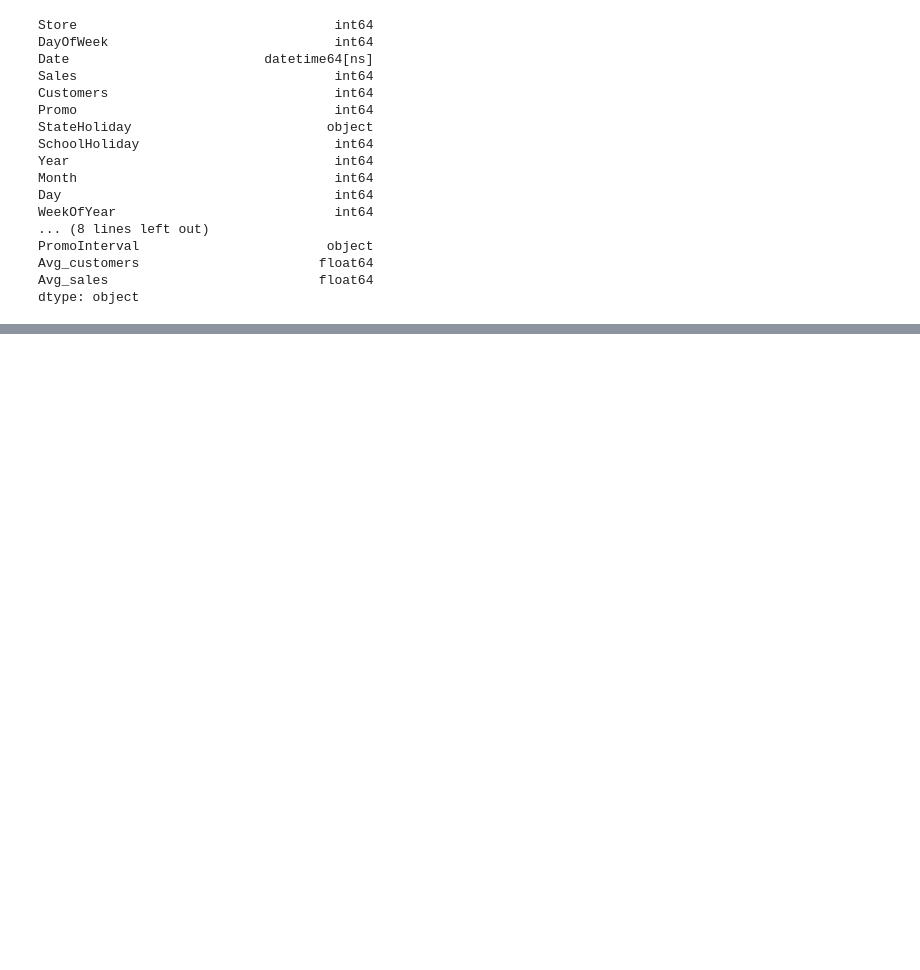
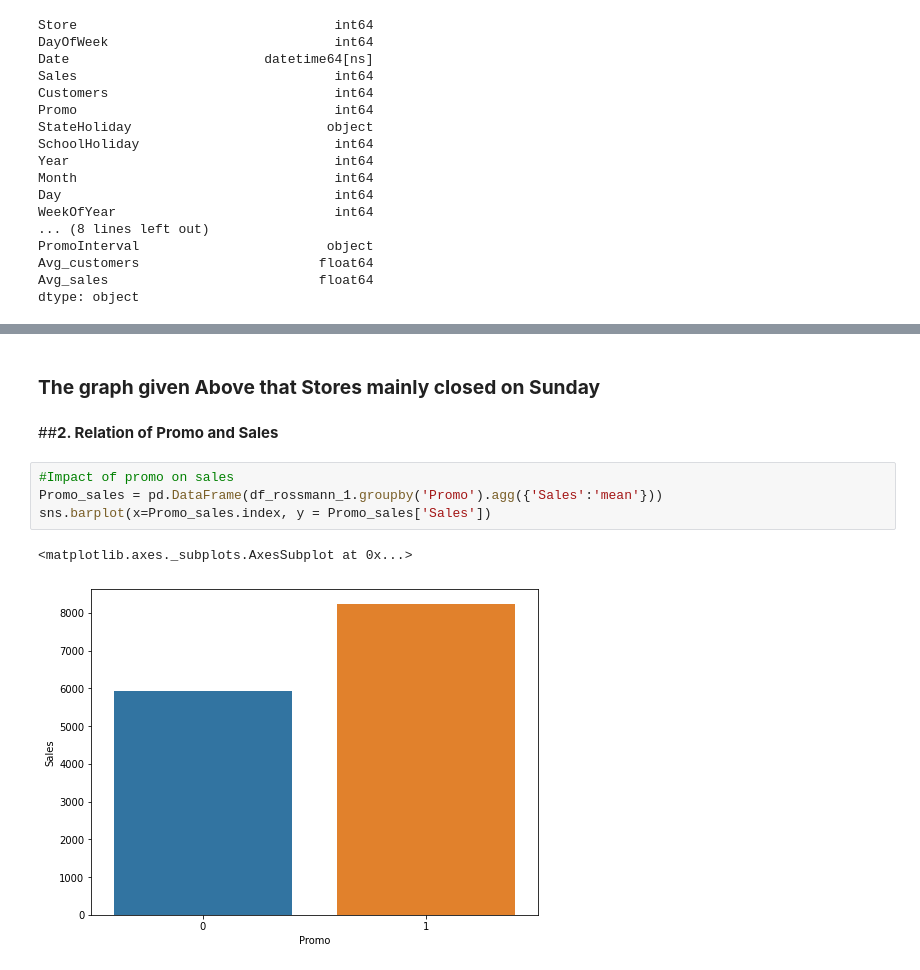
Before and after one commit to shubham-hub/Rossmann-Sales-Prediction, a Jupyter notebook: Capstone_Project_2_Shubham_Chavhan.ipynb, the cells around one changed output, grey strips where cells are left out. Drawn from its saved outputs; the diff is of its cells as text; blank space fills up the shorter version.

```diff
--- a/Capstone_Project_2_Shubham_Chavhan.ipynb
+++ b/Capstone_Project_2_Shubham_Chavhan.ipynb
@@ -628,0 +596,11 @@ dtype: object
+# %% [markdown]
+### **The graph given Above that Stores mainly closed on Sunday**
+# %% [markdown]
+##**2. Relation of Promo and Sales**
+# %%
+#Impact of promo on sales
+Promo_sales = pd.DataFrame(df_rossmann_1.groupby('Promo').agg({'Sales':'mean'}))
+sns.barplot(x=Promo_sales.index, y = Promo_sales['Sales'])
+# %% [output]
+<matplotlib.axes._subplots.AxesSubplot at 0x...>
+[figure, added]
```
Also changed, not shown: parts of 36 cells of this notebook.
